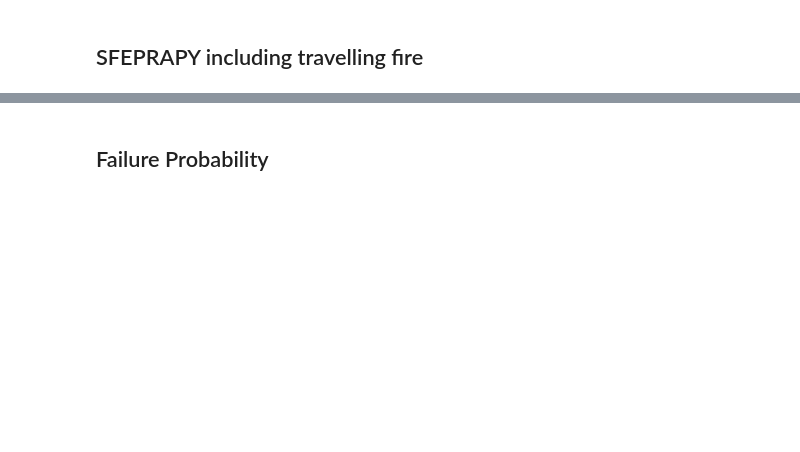
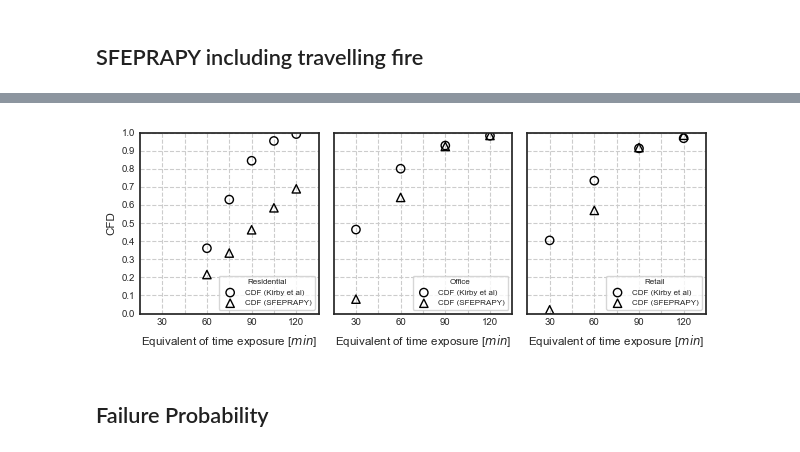
Before and after one commit to fsepy/SFEPRAPY, a Jupyter notebook: demos/asfe2021.ipynb, the cells around one changed output, grey strips where cells are left out. Cells and saved outputs as stored; diff of their text form; code cells hidden in the pictures; blank space fills up the shorter version.

```diff
--- a/demos/asfe2021.ipynb
+++ b/demos/asfe2021.ipynb
@@ -226,52 +248,43 @@ ax.grid(True, ls='--');
 # %%
 # Compare against Kirby
 
-data = {
+data_2 = {
+    'Residential': {
+        'Equivalent of time exposure': [60, 75, 90, 105, 120],
+        'CDF (Kirby et al)': [0.36078, 0.62947, 0.84399, 0.95341, 0.99133,],
+        'CDF (SFEPRAPY)': get_teq_fractile(dict_teq_2['Residential'], fr=[60, 75, 90, 105, 120])
+    },
     'Office': {
         'Equivalent of time exposure': [30, 60, 90, 120, 150],
         'CDF (Kirby et al)': [0.464, 0.8, 0.928, 0.982, 0.996],
-        'CDF (SFEPRAPY)': get_teq_fractile(
-            teq=mcs_out_2.loc[mcs_out_2['case_name'] == 'Office']["solver_time_equivalence_solved"] / 60.0,
-            fr=[30, 60, 90, 120, 150]
-        )
+        'CDF (SFEPRAPY)': get_teq_fractile(dict_teq_2['Office'], fr=[30, 60, 90, 120, 150])
     },
     'Retail': {
         'Equivalent of time exposure': [30, 60, 90, 120],
         'CDF (Kirby et al)': [0.4041621029572837, 0.7338444687842278, 0.9123767798466594, 0.968236582694414],
-        'CDF (SFEPRAPY)': get_teq_fractile(
-            teq=mcs_out_2.loc[mcs_out_2['case_name'] == 'Retail']["solver_time_equivalence_solved"] / 60.0,
-            fr=[30, 60, 90, 120]
-        )
+        'CDF (SFEPRAPY)': get_teq_fractile(dict_teq_2['Retail'], fr=[30, 60, 90, 120])
     },
-    'Dwelling': {
-        'Equivalent of time exposure': [60, 75, 90, 105, 120],
-        'CDF (Kirby et al)': [0.36078, 0.62947, 0.84399, 0.95341, 0.99133,],
-        'CDF (SFEPRAPY)': get_teq_fractile(
-            teq=mcs_out_2.loc[mcs_out_2['case_name'] == 'Residential']["solver_time_equivalence_solved"] / 60.0,
-            fr=[60, 75, 90, 105, 120]
-        )
-    }
 }
 
-fig, axes = plt.subplots(nrows=1, ncols=3, figsize=(2.25*3, 2.5), sharex=True, sharey=True, dpi=100)
+fig, axes = plt.subplots(nrows=1, ncols=3, figsize=(2.1*3, 2.5), sharex=True, sharey=True, dpi=100)
 
-for i, k in enumerate(data.keys()):
-    ax, v = axes[i], data[k]
+for i, k in enumerate(data_2.keys()):
+    ax, v = axes[i], data_2[k]
     ax.scatter(v['Equivalent of time exposure'], v['CDF (Kirby et al)'], label='CDF (Kirby et al)', marker='o', facecolors='none', edgecolors='k')
     ax.scatter(v['Equivalent of time exposure'], v['CDF (SFEPRAPY)'], label='CDF (SFEPRAPY)', marker='^', facecolors='none', edgecolors='k')
-    ax.legend(title=k, fancybox=False, frameon=True, loc=0, fontsize='x-small', title_fontsize='x-small').set_visible(True)
-    ax.set_xlabel('Equivalent of time exposure [$min$]', fontsize='small')
-    ax.set_xlim(15, 135)
-    ax.set_xticks(np.arange(30, 121, 15))
-    ax.grid(which='both', ls='--')
-    ax.tick_params(labelsize='x-small')
+    format_ax(ax=ax, xlabel='Equivalent of time exposure [$min$]', legend_title=k, legend_loc=4, legend_fontsize='xx-small', legend_title_fontsize='xx-small')
 
 ax = axes[0]
+ax.set_xlim(15, 135)
+ax.set_xticks(np.arange(30, 121, 30))
+ax.set_xticks(np.arange(30, 121, 15), minor=True)
 ax.set_ylabel('CFD', fontsize='small')
 ax.set_ylim(0, 1)
 ax.set_yticks(np.arange(0,1.1,0.1))
 
 plt.tight_layout()
-fig.savefig('benchmarking_against_kirby_2.png', dpi=300)
+fig.savefig(path.join('fig', 'benchmark_2.png'), dpi=300, bbox_inches='tight', pad_inches=0.02)
+# %% [output]
+[figure, added]
 # %% [markdown]
 ## Failure Probability
```
Also changed, not shown: parts of 28 cells of this notebook.
